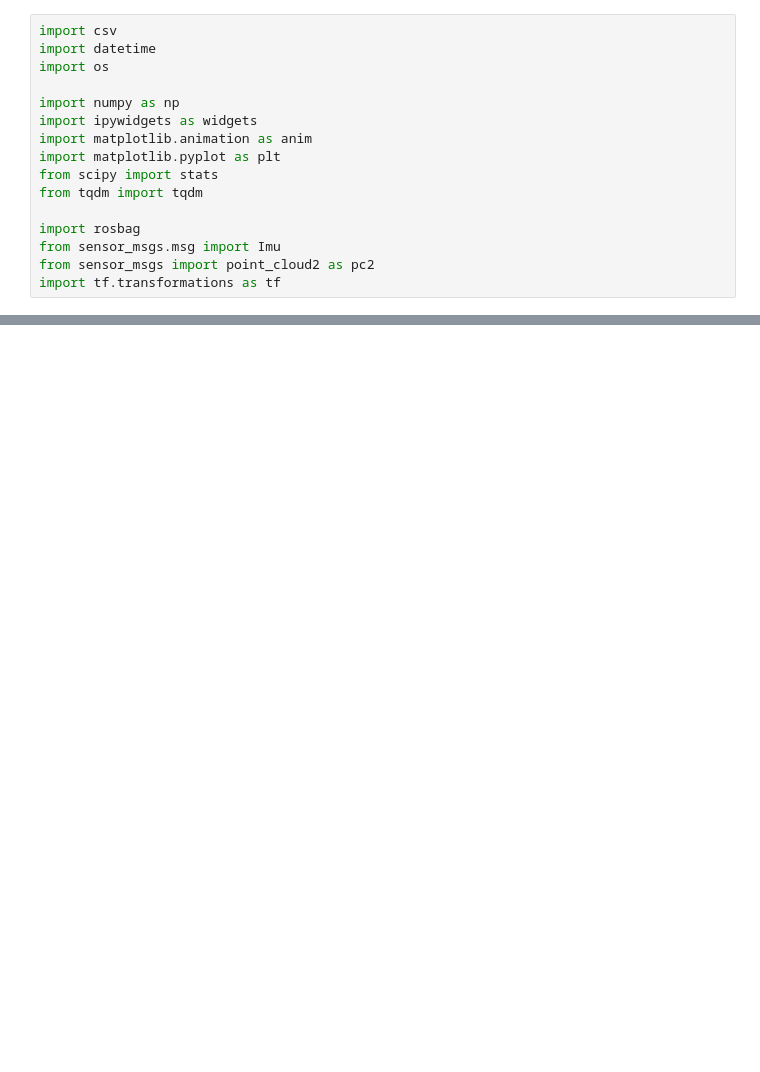
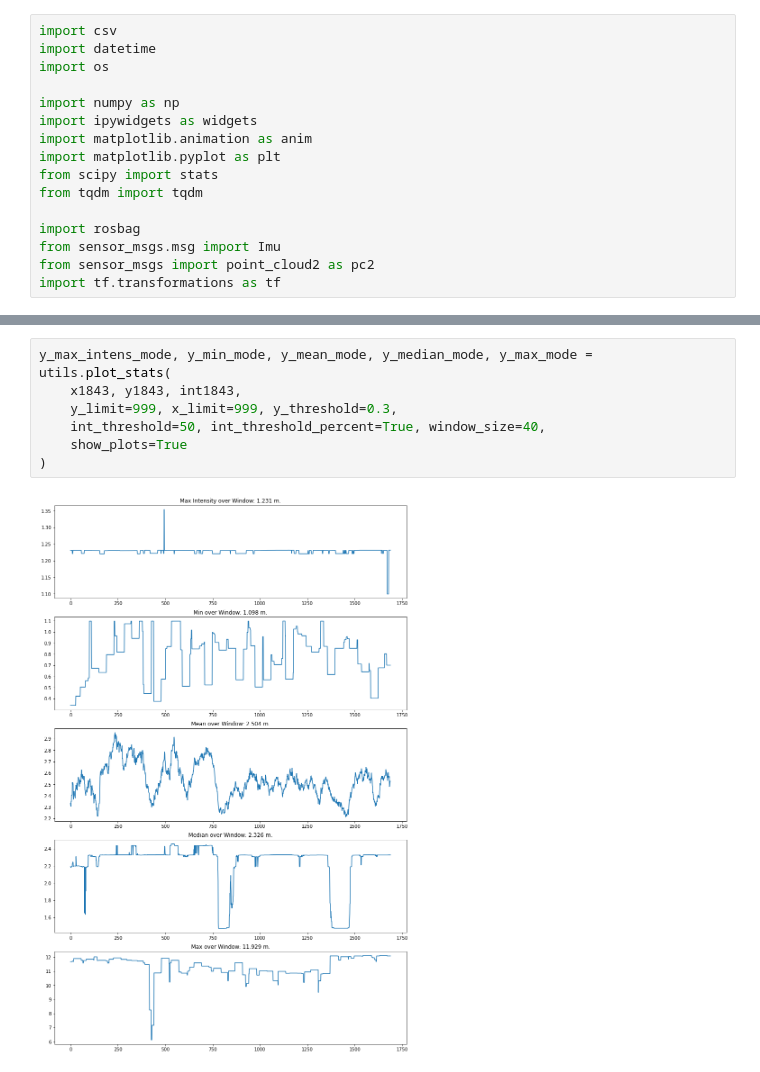
Before and after one commit to arpg/radar-water-monitoring, a Jupyter notebook: analysis.ipynb, the cells around one changed output, grey strips where cells are left out. Saved outputs shown, nothing was run; the diff lists cells and outputs as text; blank space fills up the shorter version.

```diff
--- a/analysis.ipynb
+++ b/analysis.ipynb
@@ -43,0 +111,9 @@ gt = utils.read_gt('deployment_nov2023/GT_Nov2023.csv')
+# %%
+y_max_intens_mode, y_min_mode, y_mean_mode, y_median_mode, y_max_mode = utils.plot_stats(
+    x1843, y1843, int1843,
+    y_limit=999, x_limit=999, y_threshold=0.3,
+    int_threshold=50, int_threshold_percent=True, window_size=40,
+    show_plots=True
+)
+# %% [output]
+[figure, added]
```
Also changed, not shown: parts of 25 cells of this notebook, 1 other file.
